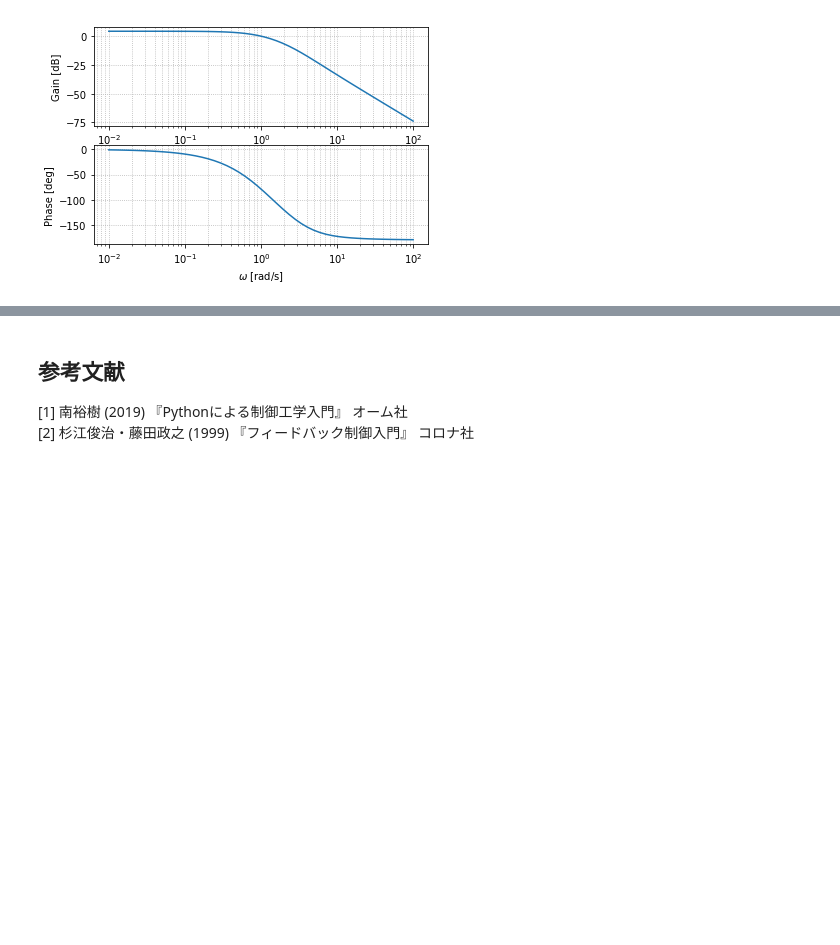
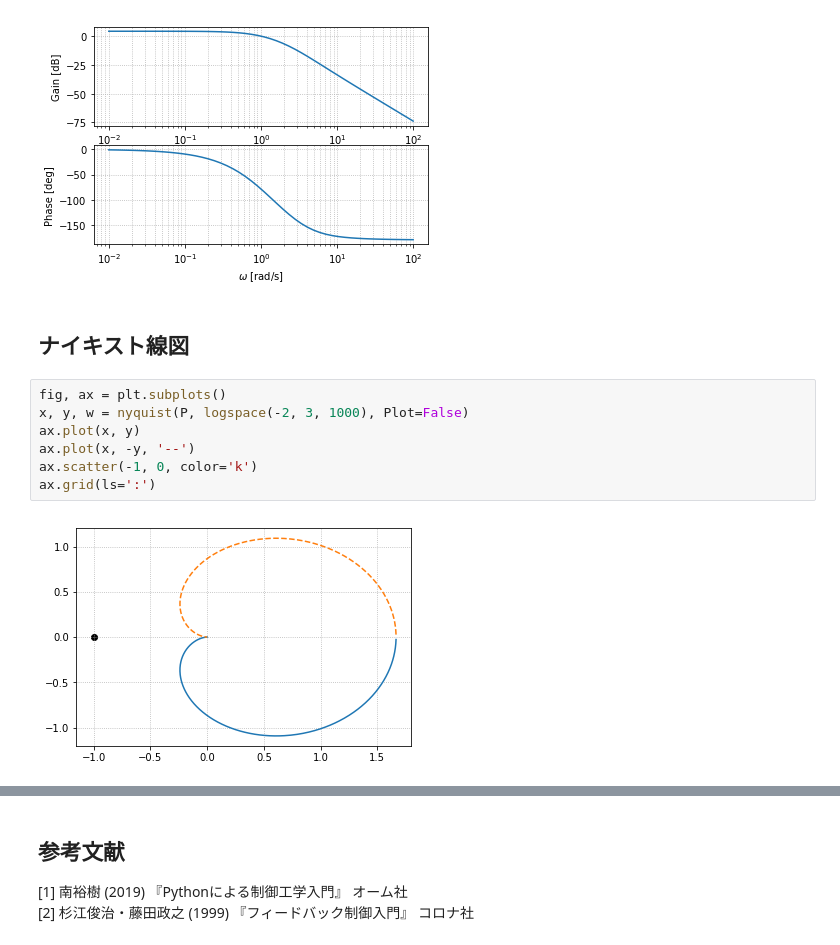
Before and after one commit to AkihiroNomura/Control-Engineering, a Jupyter notebook: notebooks/control_system_characteristics.ipynb, the cells around one changed output, grey strips where cells are left out. Drawn from its saved outputs; the diff is of its cells as text; blank space fills up the shorter version.

Commit message:
Add nyquist and root locus plots

```diff
--- a/notebooks/control_system_characteristics.ipynb
+++ b/notebooks/control_system_characteristics.ipynb
@@ -83,3 +83,14 @@ ax[1].set_ylabel('Phase [deg]')
 # %% [output]
 Text(0, 0.5, 'Phase [deg]')
 [figure]
+# %% [markdown]
+## ナイキスト線図
+# %%
+fig, ax = plt.subplots()
+x, y, w = nyquist(P, logspace(-2, 3, 1000), Plot=False)
+ax.plot(x, y)
+ax.plot(x, -y, '--')
+ax.scatter(-1, 0, color='k')
+ax.grid(ls=':')
+# %% [output]
+[figure, added]
```
Also changed, not shown: parts of 2 cells of this notebook.
